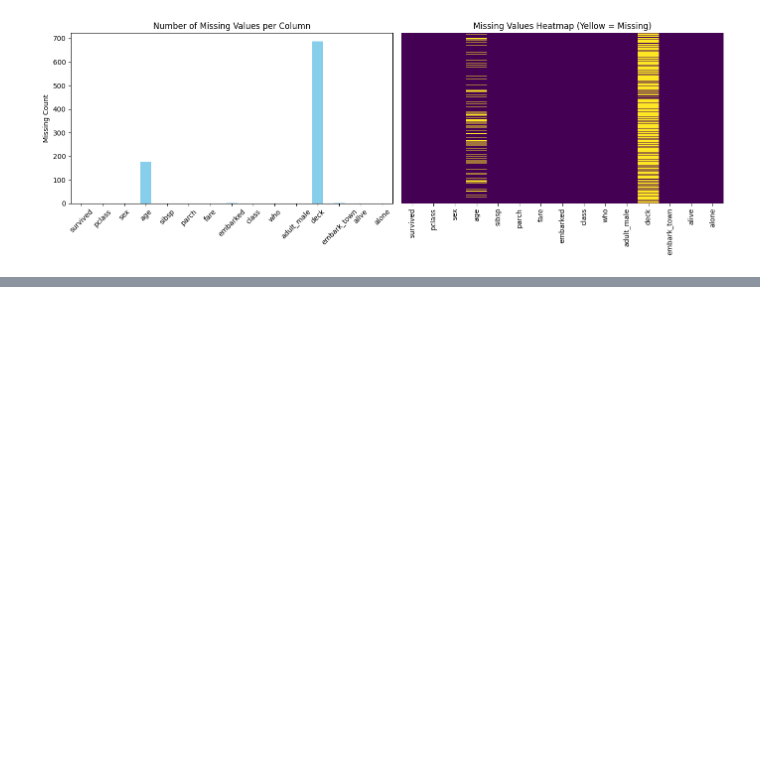
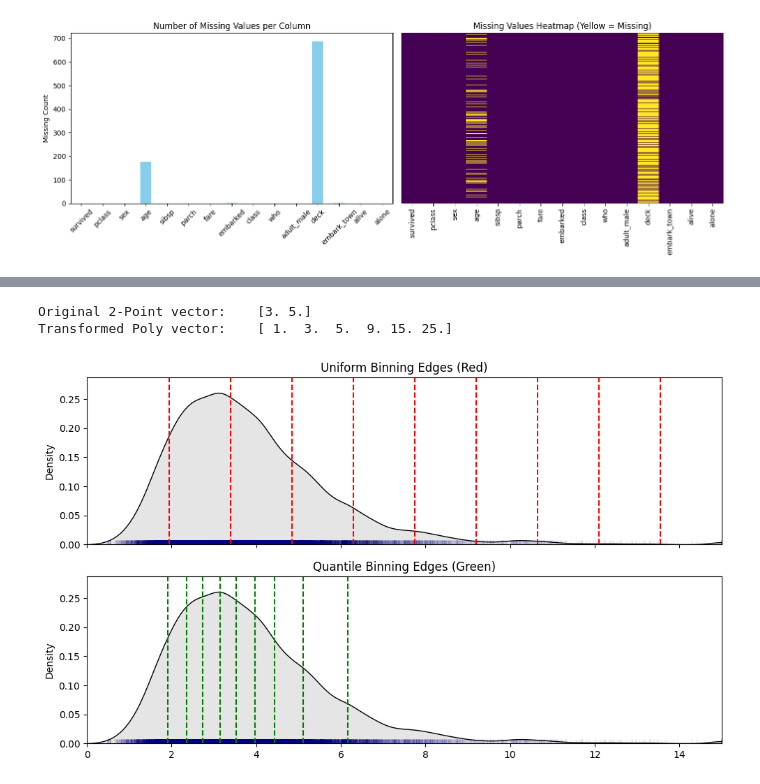
Before and after one commit to emilahmedli5/Data-Cleaning-Feature-Engineering-and-Data-Visualisation, a Jupyter notebook: notebooks/hw3_analysis.ipynb, the cells around one changed output, grey strips where cells are left out. Drawn from its saved outputs; the diff is of its cells as text; code cells hidden in the pictures; blank space fills up the shorter version.

Commit message:
Check point

```diff
--- a/notebooks/hw3_analysis.ipynb
+++ b/notebooks/hw3_analysis.ipynb
@@ -124,0 +442,50 @@ plt.show()
+# %%
+import matplotlib.pyplot as plt
+import numpy as np
+import seaborn as sns
+from sklearn.datasets import fetch_california_housing
+from src.feature_creation import PolynomialFeatures
+from src.feature_creation import KBinsDiscretizer
+
+# --- 4.2.2 Proof of Concept ---
+test_point = np.array([[3.0, 5.0]])  # [MedInc, AveRooms]
+poly = PolynomialFeatures(degree=2, include_bias=True, interaction_only=False)
+
+transformed_point = poly.fit_transform(test_point)
+print(f"Original 2-Point vector:    {test_point[0]}")
+print(f"Transformed Poly vector:    {transformed_point[0]}\n")
+
+# --- 4.2.3 Rug Plot Visualization ---
+cali = fetch_california_housing()
+med_inc = cali.data[:, 0].reshape(-1, 1)  # Column 0 is MedInc
+
+binner_uni = KBinsDiscretizer(n_bins=10, strategy="uniform").fit(med_inc)
+binner_qnt = KBinsDiscretizer(n_bins=10, strategy="quantile").fit(med_inc)
+
+# Extract finite internal edges for plotting
+edges_uni = binner_uni.bin_edges_[0][1:-1]
+edges_qnt = binner_qnt.bin_edges_[0][1:-1]
+
+fig, (ax1, ax2) = plt.subplots(2, 1, figsize=(10, 6), sharex=True)
+
+# Uniform Plot
+sns.kdeplot(x=med_inc[:, 0], ax=ax1, color="black", fill=True, alpha=0.1)
+sns.rugplot(x=med_inc[:, 0], ax=ax1, color="navy", alpha=0.05)
+for edge in edges_uni:
+    ax1.axvline(edge, color="red", linestyle="--")
+ax1.set_title("Uniform Binning Edges (Red)")
+
+# Quantile Plot
+sns.kdeplot(x=med_inc[:, 0], ax=ax2, color="black", fill=True, alpha=0.1)
+sns.rugplot(x=med_inc[:, 0], ax=ax2, color="navy", alpha=0.05)
+for edge in edges_qnt:
+    ax2.axvline(edge, color="green", linestyle="--")
+ax2.set_title("Quantile Binning Edges (Green)")
+ax2.set_xlim(0, 15)
+
+plt.tight_layout()
+plt.show()
+# %% [output]
+Original 2-Point vector:    [3. 5.]
+Transformed Poly vector:    [ 1.  3.  5.  9. 15. 25.]
+[figure, added]
```
Also changed, not shown: parts of 14 cells of this notebook, 5 other files.
